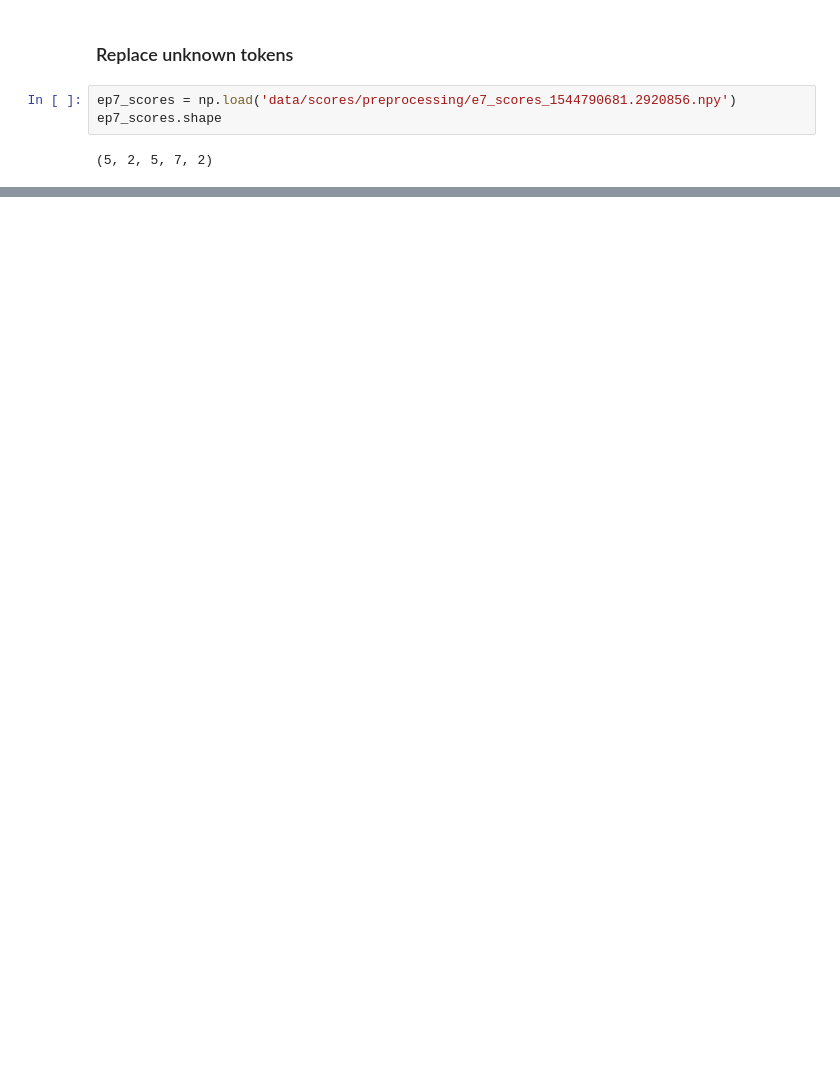
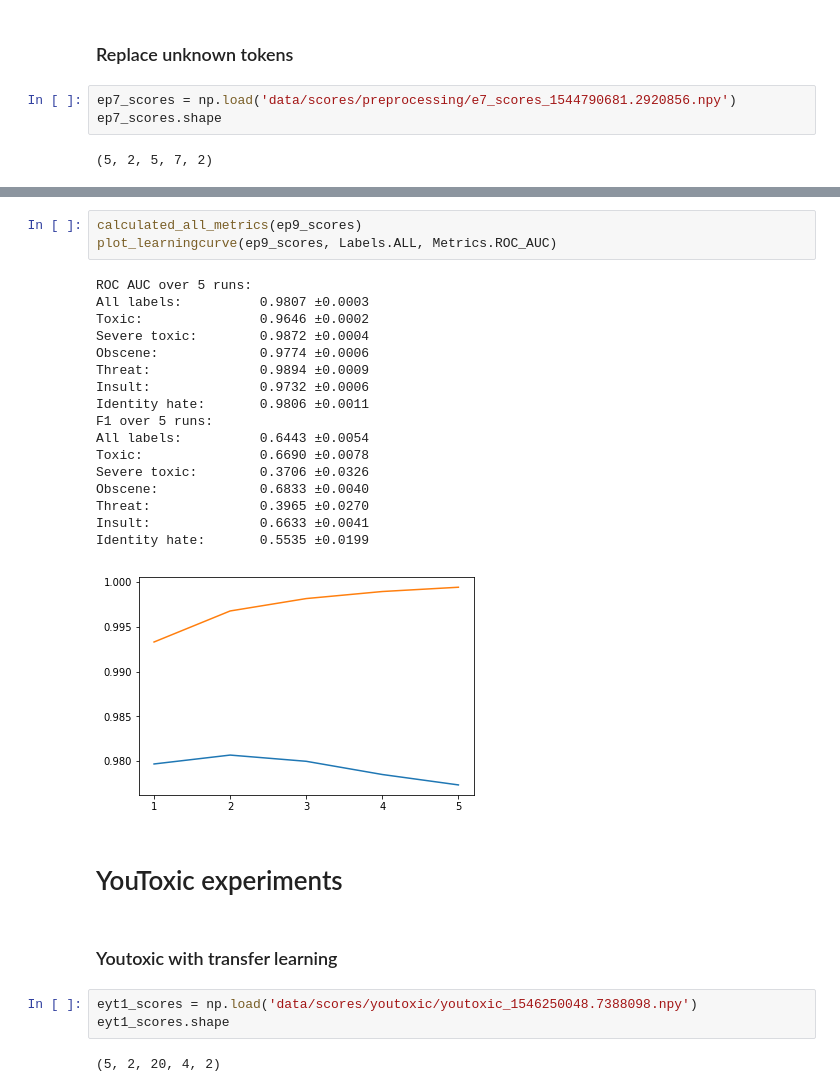
Before and after one commit to kogelnikp/toxic-comment-experiments, a Jupyter notebook: visualize_results.ipynb, the cells around one changed output, grey strips where cells are left out. Cells and saved outputs as stored; diff of their text form; blank space fills up the shorter version.

```diff
--- a/visualize_results.ipynb
+++ b/visualize_results.ipynb
@@ -385,0 +451,30 @@ Identity hate:       0.0000 ±0.0000
+# %%
+calculated_all_metrics(ep9_scores)
+plot_learningcurve(ep9_scores, Labels.ALL, Metrics.ROC_AUC)
+# %% [output]
+ROC AUC over 5 runs:
+All labels:          0.9807 ±0.0003
+Toxic:               0.9646 ±0.0002
+Severe toxic:        0.9872 ±0.0004
+Obscene:             0.9774 ±0.0006
+Threat:              0.9894 ±0.0009
+Insult:              0.9732 ±0.0006
+Identity hate:       0.9806 ±0.0011
+F1 over 5 runs:
+All labels:          0.6443 ±0.0054
+Toxic:               0.6690 ±0.0078
+Severe toxic:        0.3706 ±0.0326
+Obscene:             0.6833 ±0.0040
+Threat:              0.3965 ±0.0270
+Insult:              0.6633 ±0.0041
+Identity hate:       0.5535 ±0.0199
+[figure, added]
+# %% [markdown]
+# YouToxic experiments
+# %% [markdown]
+### Youtoxic with transfer learning
+# %%
+eyt1_scores = np.load('data/scores/youtoxic/youtoxic_1546250048.7388098.npy')
+eyt1_scores.shape
+# %% [output]
+(5, 2, 20, 4, 2)
```
Also changed, not shown: parts of 21 cells of this notebook, 11 other files.
